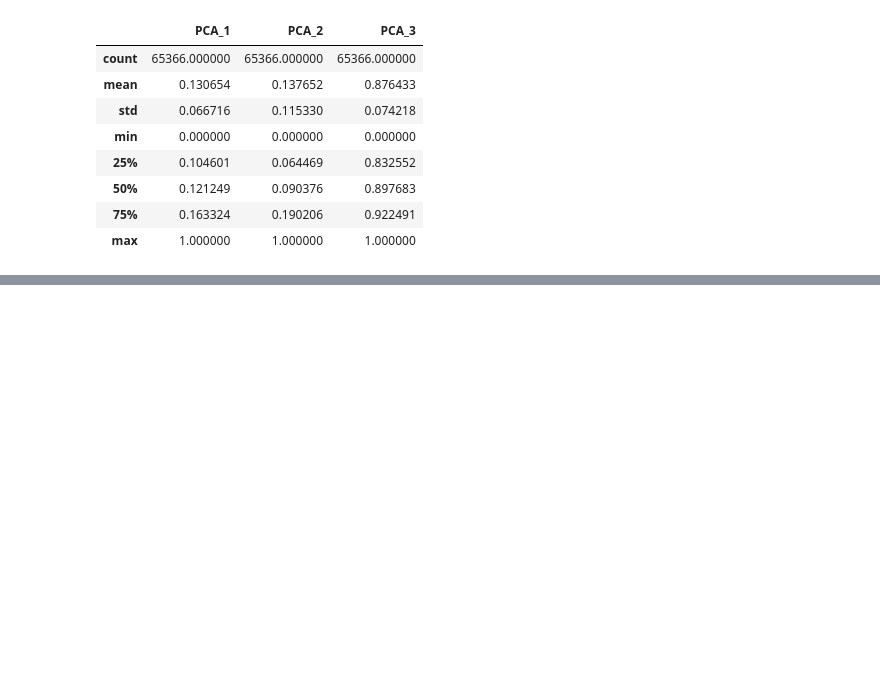
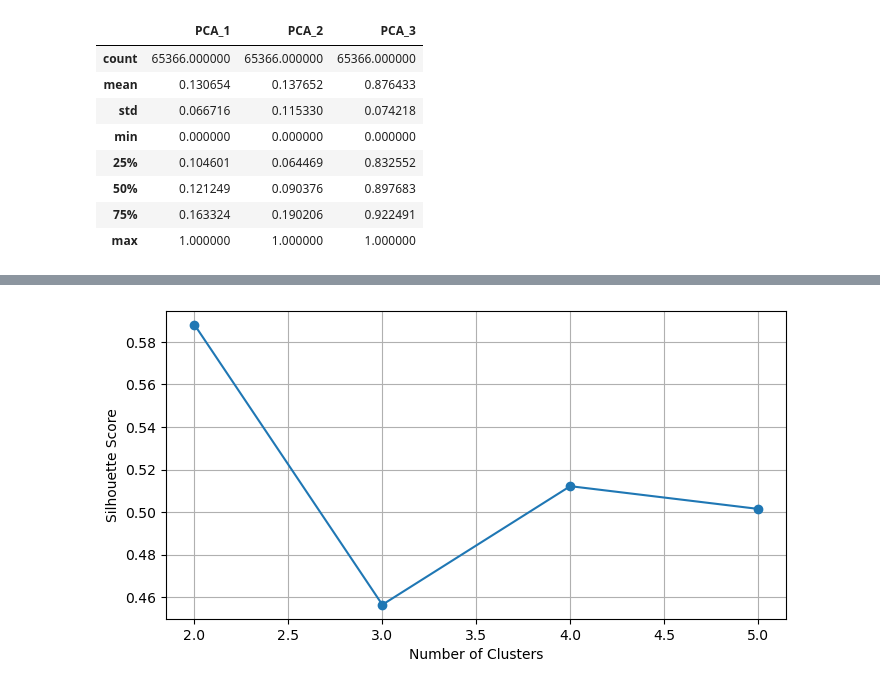
Before and after one commit to MATF-istrazivanje-podataka-1/2023_Data_Mining_Internet_Firewall_Dataset, a Jupyter notebook: clustering/kmeans.ipynb, the cells around one changed output, grey strips where cells are left out. Saved outputs shown, nothing was run; the diff lists cells and outputs as text; code cells hidden in the pictures; blank space fills up the shorter version.

```diff
--- a/clustering/kmeans.ipynb
+++ b/clustering/kmeans.ipynb
@@ -133,3 +136,12 @@ for k in range(2,6):
+# %%
+plt.figure(figsize=(8, 4))
+plt.plot(range(2,6), silhouette_scores, marker='o', linestyle='-')
+plt.xlabel('Number of Clusters')
+plt.ylabel('Silhouette Score')
+plt.grid(True)
+plt.show()
+# %% [output]
+[figure, added]
 # %%
 def plot_clusters(data, centers, labels, feature_names, alg_name):
     fig, axes = plt.subplots(1, 2, figsize=(12, 6), subplot_kw={'projection': '3d'})
```
Also changed, not shown: parts of 3 cells of this notebook.
